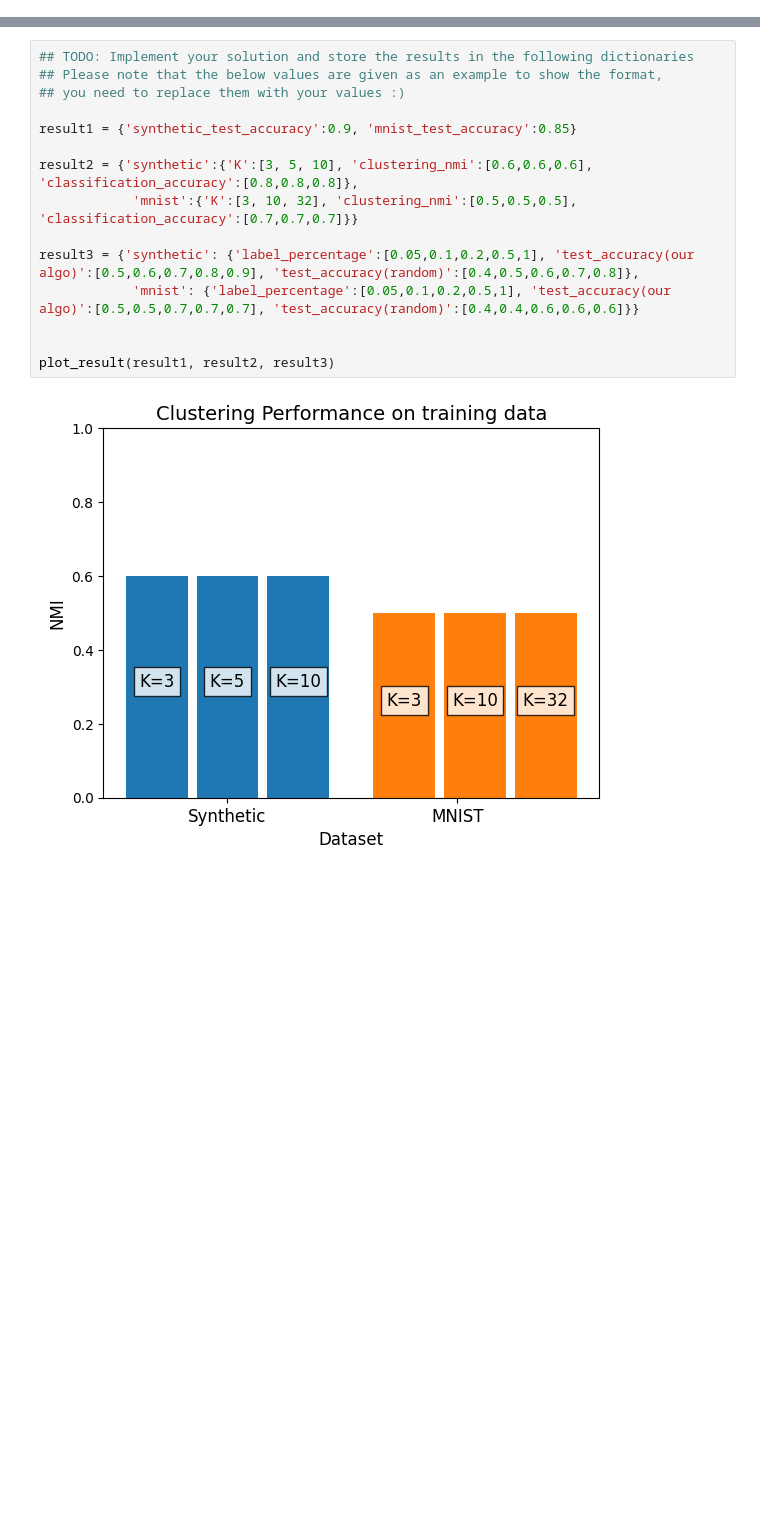
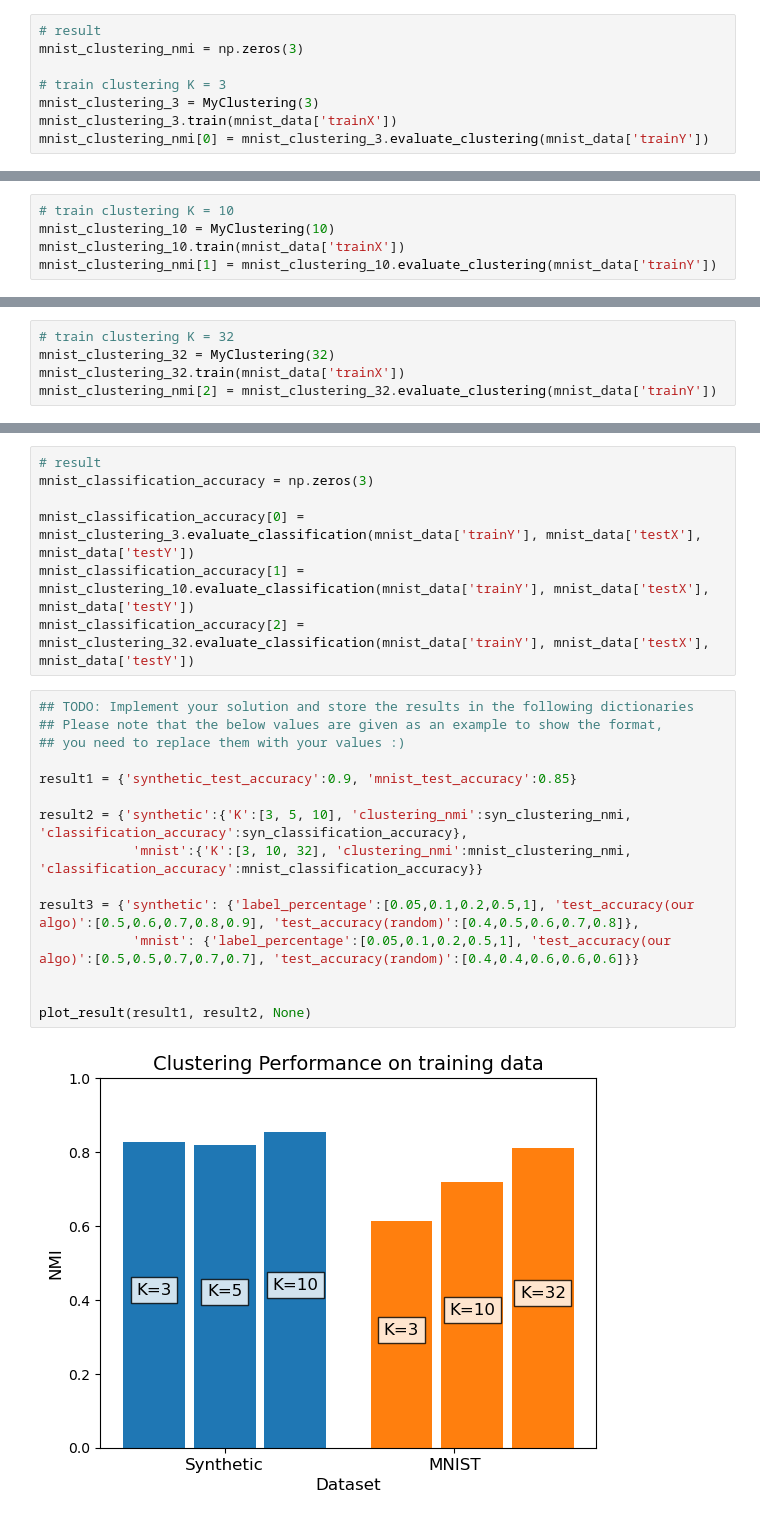
Before and after one commit to hanbyeolyoonucla/linear_programming_project, a Jupyter notebook: ECE236A_Project_Demo.ipynb, the cells around one changed output, grey strips where cells are left out. Saved outputs shown, nothing was run; the diff lists cells and outputs as text; blank space fills up the shorter version.

```diff
--- a/ECE236A_Project_Demo.ipynb
+++ b/ECE236A_Project_Demo.ipynb
@@ -24,0 +83,8 @@ MNIST data shape:  (1000, 784) (1000,)
+# %%
+# result
+mnist_clustering_nmi = np.zeros(3)
+
+# train clustering K = 3
+mnist_clustering_3 = MyClustering(3)
+mnist_clustering_3.train(mnist_data['trainX'])
+mnist_clustering_nmi[0] = mnist_clustering_3.evaluate_clustering(mnist_data['trainY'])
@@ -24,0 +97,5 @@ MNIST data shape:  (1000, 784) (1000,)
+# %%
+# train clustering K = 10
+mnist_clustering_10 = MyClustering(10)
+mnist_clustering_10.train(mnist_data['trainX'])
+mnist_clustering_nmi[1] = mnist_clustering_10.evaluate_clustering(mnist_data['trainY'])
@@ -24,0 +108,5 @@ MNIST data shape:  (1000, 784) (1000,)
+# %%
+# train clustering K = 32
+mnist_clustering_32 = MyClustering(32)
+mnist_clustering_32.train(mnist_data['trainX'])
+mnist_clustering_nmi[2] = mnist_clustering_32.evaluate_clustering(mnist_data['trainY'])
@@ -25,17 +121,24 @@ MNIST data shape:  (1000, 784) (1000,)
+# %%
+# result
+mnist_classification_accuracy = np.zeros(3)
+
+mnist_classification_accuracy[0] = mnist_clustering_3.evaluate_classification(mnist_data['trainY'], mnist_data['testX'], mnist_data['testY'])
+mnist_classification_accuracy[1] = mnist_clustering_10.evaluate_classification(mnist_data['trainY'], mnist_data['testX'], mnist_data['testY'])
+mnist_classification_accuracy[2] = mnist_clustering_32.evaluate_classification(mnist_data['trainY'], mnist_data['testX'], mnist_data['testY'])
 # %%
 ## TODO: Implement your solution and store the results in the following dictionaries
 ## Please note that the below values are given as an example to show the format,
 ## you need to replace them with your values :)
 
 result1 = {'synthetic_test_accuracy':0.9, 'mnist_test_accuracy':0.85}
 
-result2 = {'synthetic':{'K':[3, 5, 10], 'clustering_nmi':[0.6,0.6,0.6], 'classification_accuracy':[0.8,0.8,0.8]},
-            'mnist':{'K':[3, 10, 32], 'clustering_nmi':[0.5,0.5,0.5], 'classification_accuracy':[0.7,0.7,0.7]}}
+result2 = {'synthetic':{'K':[3, 5, 10], 'clustering_nmi':syn_clustering_nmi, 'classification_accuracy':syn_classification_accuracy},
+            'mnist':{'K':[3, 10, 32], 'clustering_nmi':mnist_clustering_nmi, 'classification_accuracy':mnist_classification_accuracy}}
 
 result3 = {'synthetic': {'label_percentage':[0.05,0.1,0.2,0.5,1], 'test_accuracy(our algo)':[0.5,0.6,0.7,0.8,0.9], 'test_accuracy(random)':[0.4,0.5,0.6,0.7,0.8]},
             'mnist': {'label_percentage':[0.05,0.1,0.2,0.5,1], 'test_accuracy(our algo)':[0.5,0.5,0.7,0.7,0.7], 'test_accuracy(random)':[0.4,0.4,0.6,0.6,0.6]}}
 
 
-plot_result(result1, result2, result3)
+plot_result(result1, result2, None)
 # %% [output]
-[figure, old version]
+[figure, new version]
```
Also changed, not shown: parts of 19 cells of this notebook, 14 other files.
